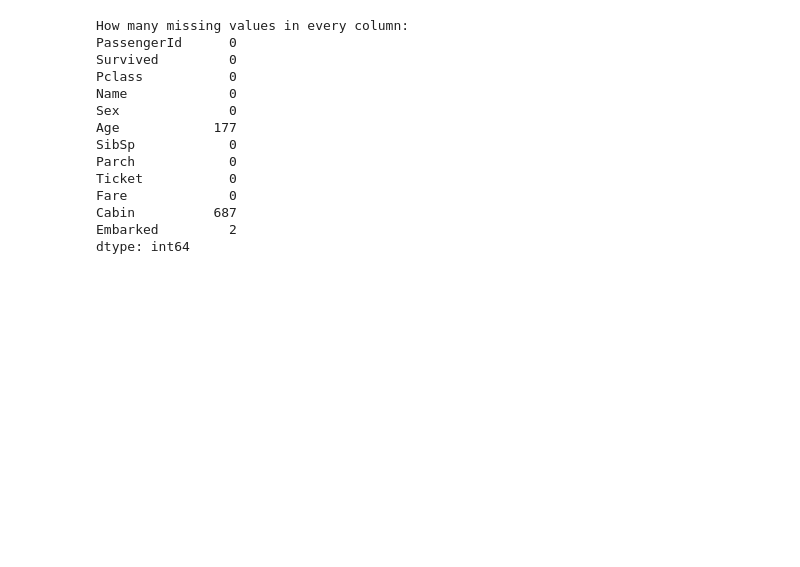
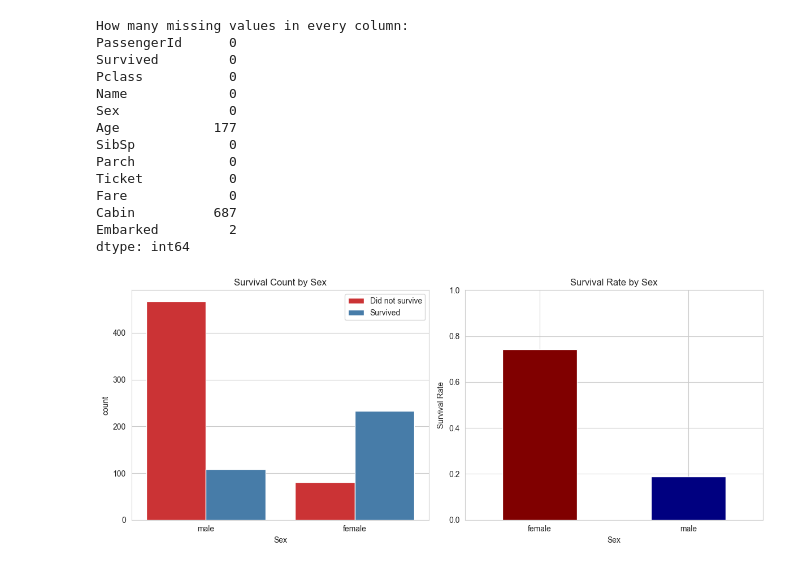
Before and after one commit to Igusilla/ML-titanic, a Jupyter notebook: notebooks/EDA.ipynb, the cells around one changed output. Cells and saved outputs as stored; diff of their text form; code cells hidden in the pictures; blank space fills up the shorter version.

```diff
--- a/notebooks/EDA.ipynb
+++ b/notebooks/EDA.ipynb
@@ -47,3 +47,23 @@ Fare             0
 Cabin          687
 Embarked         2
 dtype: int64
+# %%
+# Survival based on Sex
+
+fig, axes = plt.subplots(1, 2, figsize=(12, 5))
+
+sns.countplot(data=df, x='Sex', hue='Survived', ax=axes[0], palette='Set1')
+axes[0].set_title('Survival Count by Sex')
+axes[0].legend(['Did not survive', 'Survived'])
+
+survival_by_sex = df.groupby('Sex')['Survived'].mean()
+survival_by_sex.plot(kind='bar', ax=axes[1], color=['maroon', 'navy'], rot=0)
+axes[1].set_title('Survival Rate by Sex')
+axes[1].set_ylabel('Survival Rate')
+axes[1].set_ylim(0, 1)
+
+plt.tight_layout()
+plt.savefig('../plots/survival_by_sex.png', dpi=150)
+plt.show()
+# %% [output]
+[figure, added]
```
Also changed, not shown: parts of 5 cells of this notebook, 6 other files.
